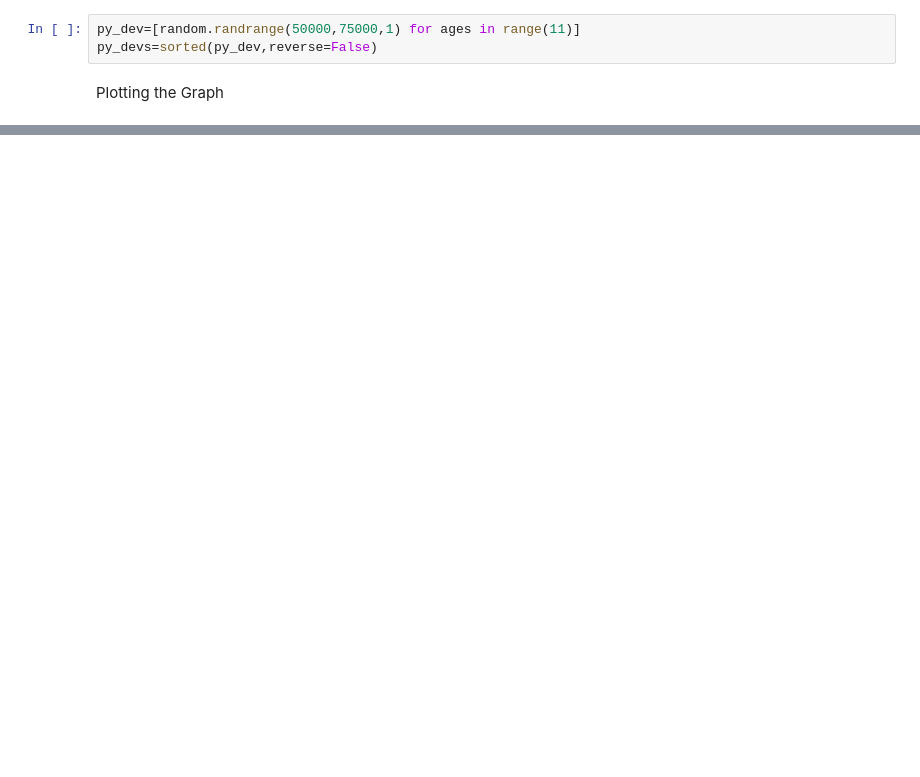
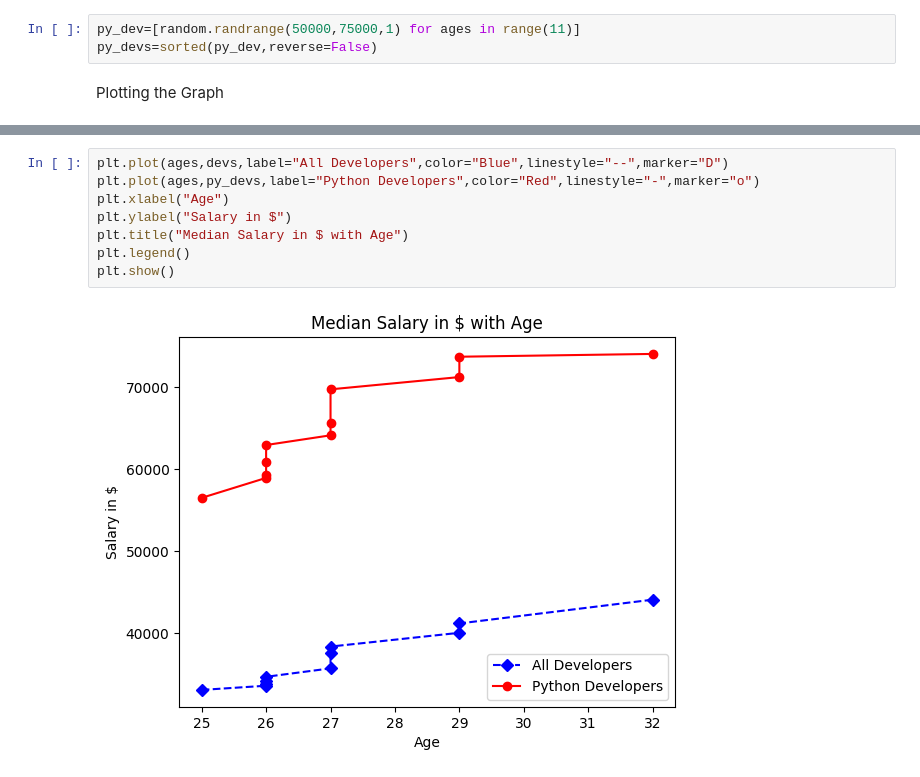
Before and after one commit to V-Adithya/DAV-Python, a Jupyter notebook: DAV Labsheet 4.ipynb, the cells around one changed output, grey strips where cells are left out. Saved outputs shown, nothing was run; the diff lists cells and outputs as text; blank space fills up the shorter version.

```diff
--- a/DAV Labsheet 4.ipynb
+++ b/DAV Labsheet 4.ipynb
@@ -47,0 +49,10 @@ plt.show()
+# %%
+plt.plot(ages,devs,label="All Developers",color="Blue",linestyle="--",marker="D")
+plt.plot(ages,py_devs,label="Python Developers",color="Red",linestyle="-",marker="o")
+plt.xlabel("Age")
+plt.ylabel("Salary in $")
+plt.title("Median Salary in $ with Age")
+plt.legend()
+plt.show()
+# %% [output]
+[figure, added]
```
Also changed, not shown: parts of 4 cells of this notebook.
